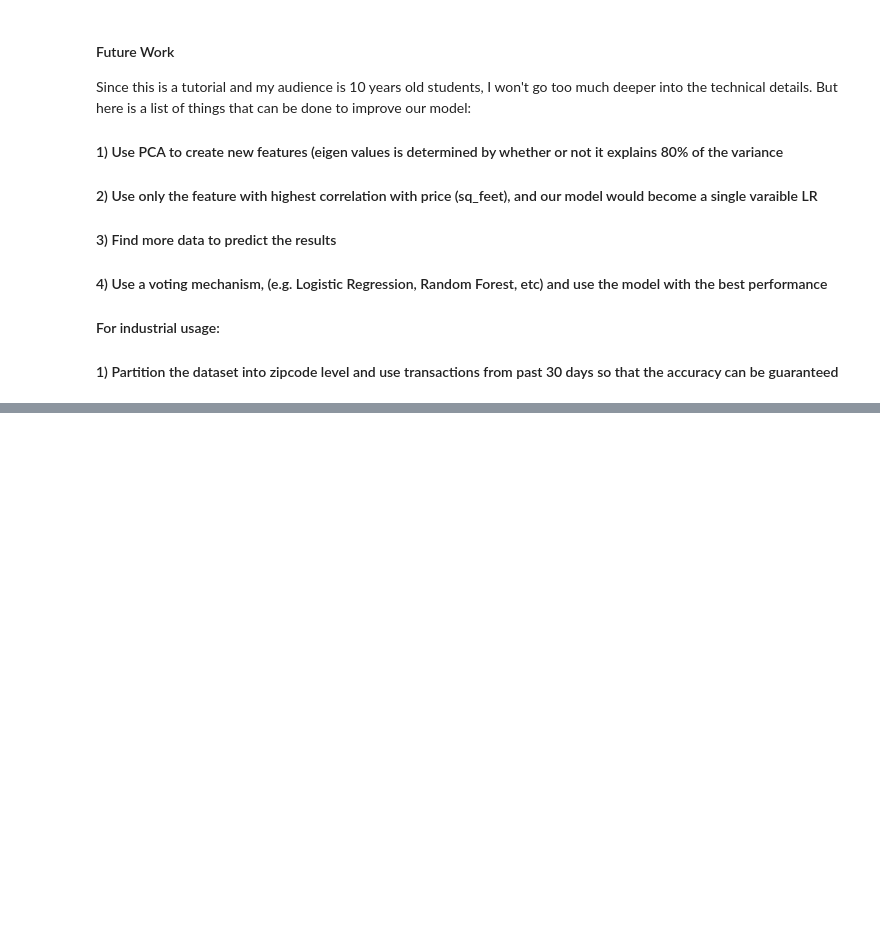
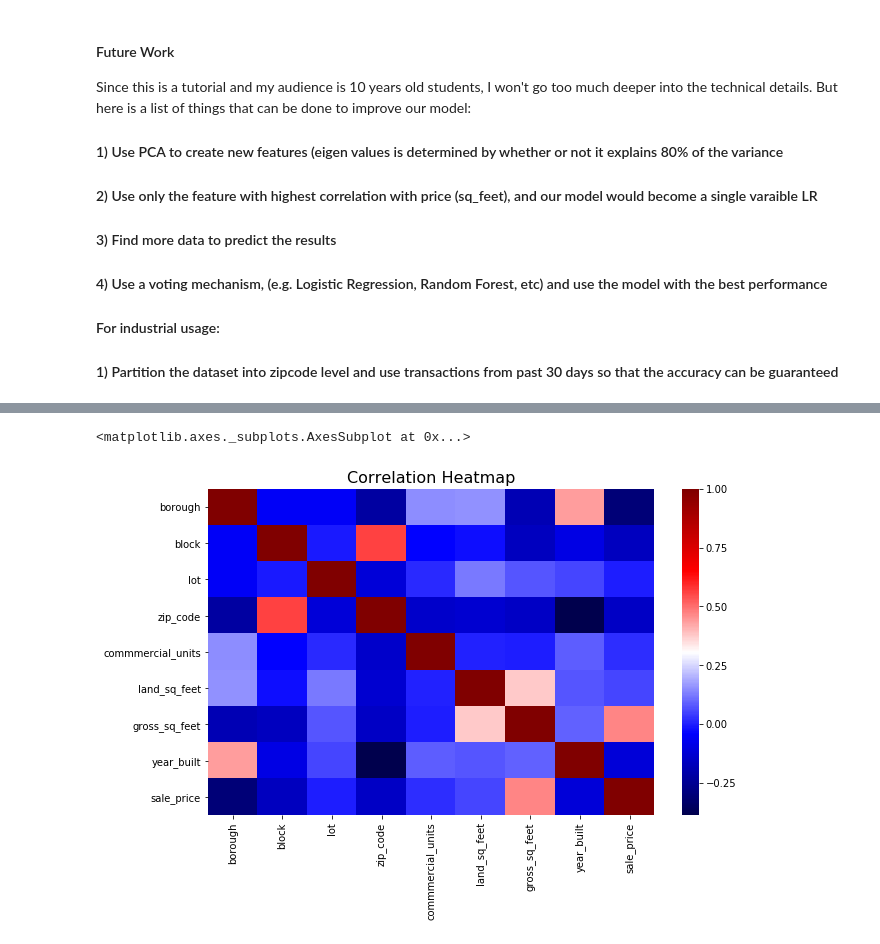
Before and after one commit to boringPpl/Notes, a Jupyter notebook: HasBrain Interview Project.ipynb, the cells around one changed output, grey strips where cells are left out. Drawn from its saved outputs; the diff is of its cells as text; code cells hidden in the pictures; blank space fills up the shorter version.

```diff
--- a/HasBrain Interview Project.ipynb
+++ b/HasBrain Interview Project.ipynb
@@ -242,0 +265,4 @@ Since this is a tutorial and my audience is 10 years old students, I won't go to
+# %%
+nyc_homes = pd.read_csv("NYChome_sales2012.csv", sep=',', parse_dates=['sale_date'], \
+                       infer_datetime_format=True)
+nyc_homes.head(3)
@@ -242,0 +293,8 @@ Since this is a tutorial and my audience is 10 years old students, I won't go to
+# %%
+# define dropped columns
+cols = ['easement', 'address', 'building_class_present', 'neighborhood', 'sale_date', 'Unnamed: 0']
+nyc_homes = nyc_homes.drop(columns=cols)
+nyc_homes = nyc_homes.astype(float)
+nyc_homes = nyc_homes.replace(0, None)
+nyc_homes = nyc_homes.dropna()
+nyc_homes.isnull().sum()
@@ -242,0 +312,10 @@ Since this is a tutorial and my audience is 10 years old students, I won't go to
+# %%
+# draw correlation matrix of all features
+nyc_homes = nyc_homes.astype(float)
+plt.figure(figsize=(10,6))
+plt.title('Correlation Heatmap', fontsize=16)
+corr = nyc_homes.corr()
+sns.heatmap(corr, xticklabels=corr.columns, yticklabels=corr.columns, cmap='seismic')
+# %% [output]
+<matplotlib.axes._subplots.AxesSubplot at 0x...>
+[figure, added]
```
Also changed, not shown: parts of 30 cells of this notebook.
